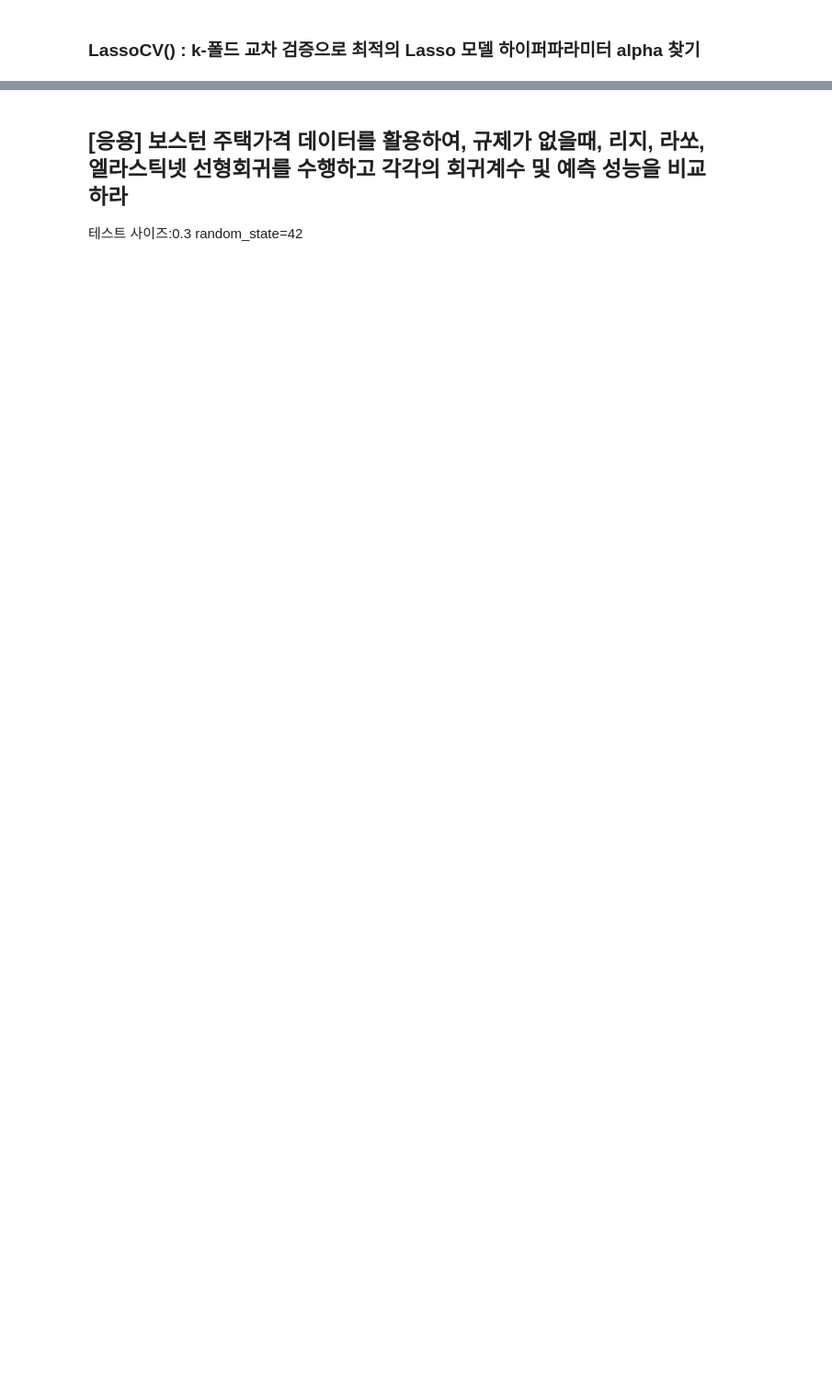
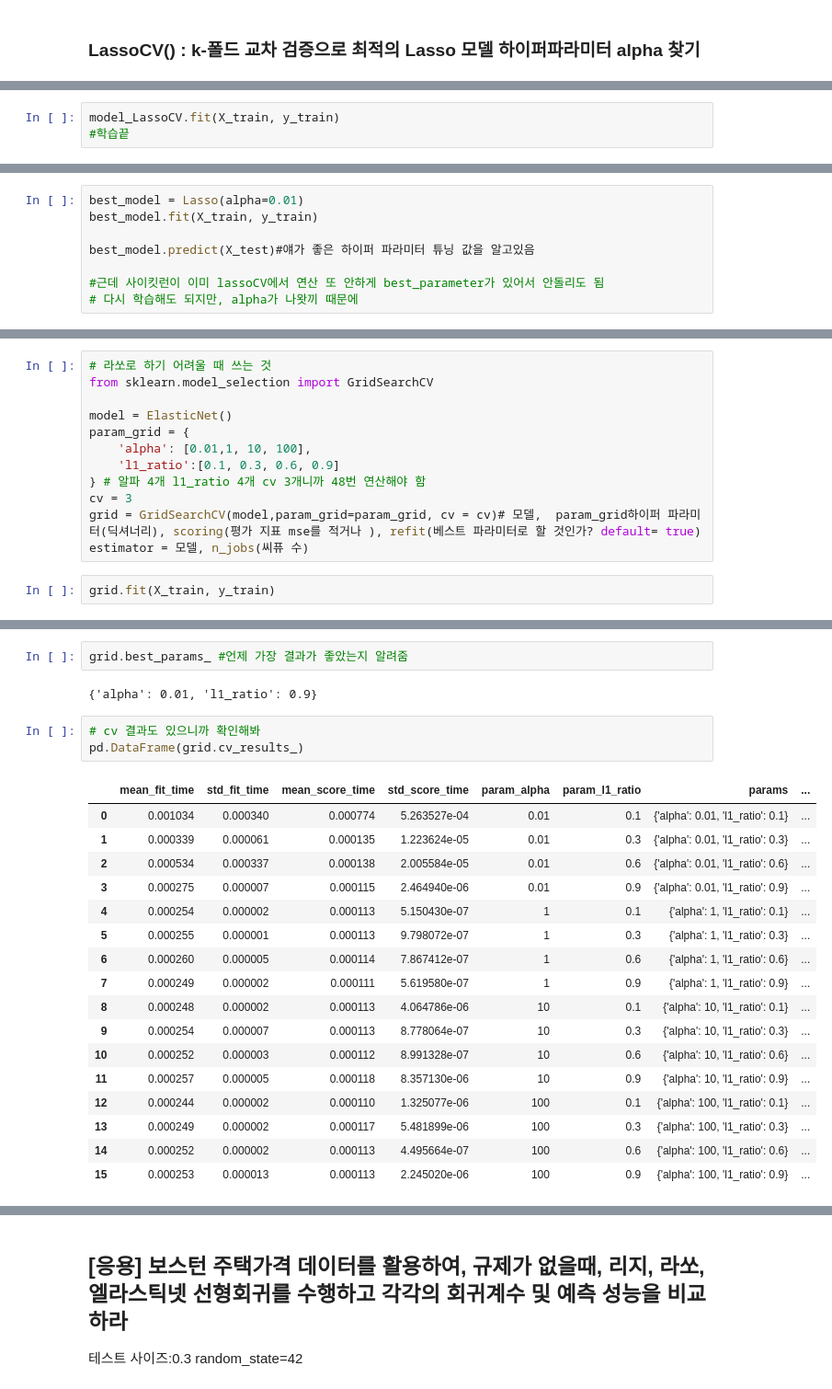
Before and after one commit to malcano/Data_Engineering_20, a Jupyter notebook: machinelearning/04ML.ipynb, the cells around one changed output, grey strips where cells are left out. Shown at 92% size. Drawn from its saved outputs; the diff is of its cells as text; blank space fills up the shorter version.

```diff
--- a/machinelearning/04ML.ipynb
+++ b/machinelearning/04ML.ipynb
@@ -623,0 +692,3 @@ comp_df
+# %%
+model_LassoCV.fit(X_train, y_train)
+#학습끝
@@ -623,0 +718,8 @@ comp_df
+# %%
+best_model = Lasso(alpha=0.01)
+best_model.fit(X_train, y_train)
+
+best_model.predict(X_test)#얘가 좋은 하이퍼 파라미터 튜닝 값을 알고있음
+
+#근데 사이킷런이 이미 lassoCV에서 연산 또 안하게 best_parameter가 있어서 안돌리도 됨
+# 다시 학습해도 되지만, alpha가 나왓끼 때문에
@@ -623,0 +733,13 @@ comp_df
+# %%
+# 라쏘로 하기 어려울 때 쓰는 것
+from sklearn.model_selection import GridSearchCV
+
+model = ElasticNet()
+param_grid = {
+    'alpha': [0.01,1, 10, 100],
+    'l1_ratio':[0.1, 0.3, 0.6, 0.9]
+} # 알파 4개 l1_ratio 4개 cv 3개니까 48번 연산해야 함
+cv = 3
+grid = GridSearchCV(model,param_grid=param_grid, cv = cv)# 모델,  param_grid하이퍼 파라미터(딕셔너리), scoring(평가 지표 mse를 적거나 ), refit(베스트 파라미터로 할 것인가? default= true) estimator = 모델, n_jobs(씨퓨 수)
+# %%
+grid.fit(X_train, y_train)
@@ -623,0 +757,25 @@ comp_df
+# %%
+grid.best_params_ #언제 가장 결과가 좋았는지 알려줌
+# %% [output]
+{'alpha': 0.01, 'l1_ratio': 0.9}
+# %%
+# cv 결과도 있으니까 확인해봐
+pd.DataFrame(grid.cv_results_)
+# %% [output]
+|  | mean_fit_time | std_fit_time | mean_score_time | std_score_time | param_alpha | param_l1_ratio | params | ... |
+| 0 | 0.001034 | 0.000340 | 0.000774 | 5.263527e-04 | 0.01 | 0.1 | {'alpha': 0.01, 'l1_ratio': 0.1} | ... |
+| 1 | 0.000339 | 0.000061 | 0.000135 | 1.223624e-05 | 0.01 | 0.3 | {'alpha': 0.01, 'l1_ratio': 0.3} | ... |
+| 2 | 0.000534 | 0.000337 | 0.000138 | 2.005584e-05 | 0.01 | 0.6 | {'alpha': 0.01, 'l1_ratio': 0.6} | ... |
+| 3 | 0.000275 | 0.000007 | 0.000115 | 2.464940e-06 | 0.01 | 0.9 | {'alpha': 0.01, 'l1_ratio': 0.9} | ... |
+| 4 | 0.000254 | 0.000002 | 0.000113 | 5.150430e-07 | 1 | 0.1 | {'alpha': 1, 'l1_ratio': 0.1} | ... |
+| 5 | 0.000255 | 0.000001 | 0.000113 | 9.798072e-07 | 1 | 0.3 | {'alpha': 1, 'l1_ratio': 0.3} | ... |
+| 6 | 0.000260 | 0.000005 | 0.000114 | 7.867412e-07 | 1 | 0.6 | {'alpha': 1, 'l1_ratio': 0.6} | ... |
+| 7 | 0.000249 | 0.000002 | 0.000111 | 5.619580e-07 | 1 | 0.9 | {'alpha': 1, 'l1_ratio': 0.9} | ... |
+| 8 | 0.000248 | 0.000002 | 0.000113 | 4.064786e-06 | 10 | 0.1 | {'alpha': 10, 'l1_ratio': 0.1} | ... |
+| 9 | 0.000254 | 0.000007 | 0.000113 | 8.778064e-07 | 10 | 0.3 | {'alpha': 10, 'l1_ratio': 0.3} | ... |
+| 10 | 0.000252 | 0.000003 | 0.000112 | 8.991328e-07 | 10 | 0.6 | {'alpha': 10, 'l1_ratio': 0.6} | ... |
+| 11 | 0.000257 | 0.000005 | 0.000118 | 8.357130e-06 | 10 | 0.9 | {'alpha': 10, 'l1_ratio': 0.9} | ... |
+| 12 | 0.000244 | 0.000002 | 0.000110 | 1.325077e-06 | 100 | 0.1 | {'alpha': 100, 'l1_ratio': 0.1} | ... |
+| 13 | 0.000249 | 0.000002 | 0.000117 | 5.481899e-06 | 100 | 0.3 | {'alpha': 100, 'l1_ratio': 0.3} | ... |
+| 14 | 0.000252 | 0.000002 | 0.000113 | 4.495664e-07 | 100 | 0.6 | {'alpha': 100, 'l1_ratio': 0.6} | ... |
+| 15 | 0.000253 | 0.000013 | 0.000113 | 2.245020e-06 | 100 | 0.9 | {'alpha': 100, 'l1_ratio': 0.9} | ... |
```
Also changed, not shown: parts of 63 cells of this notebook.
